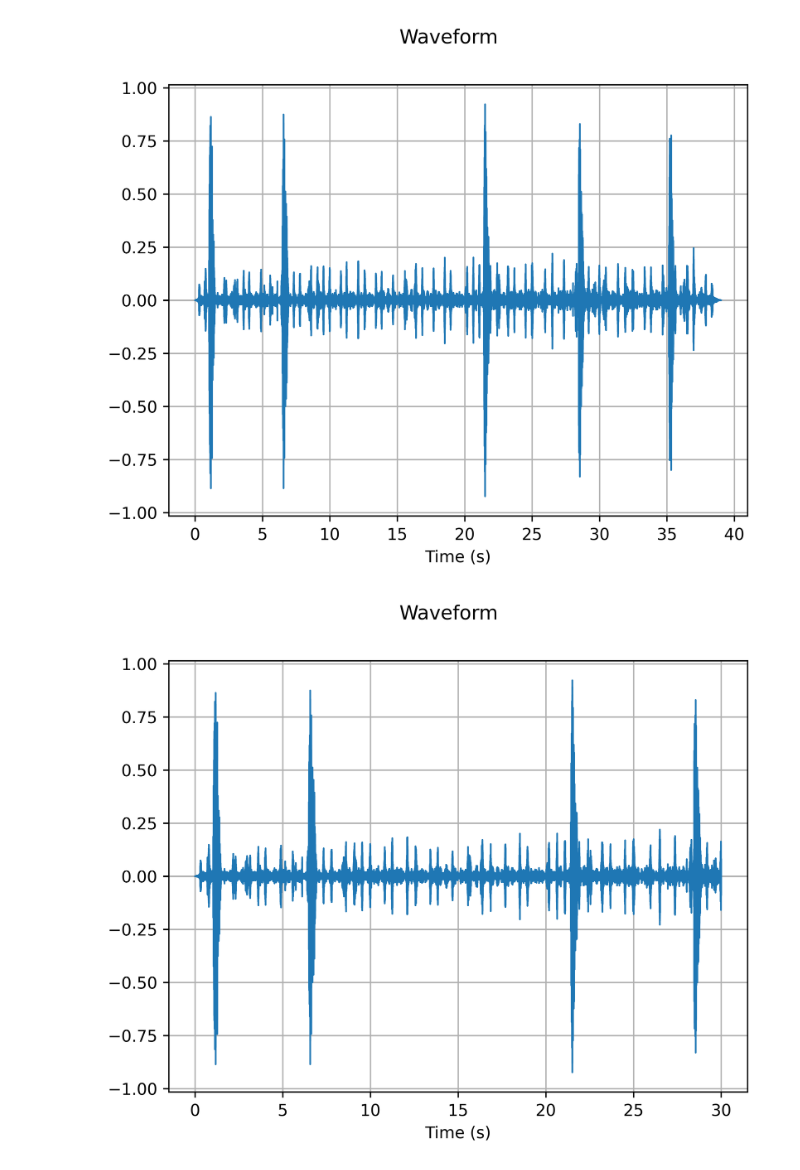
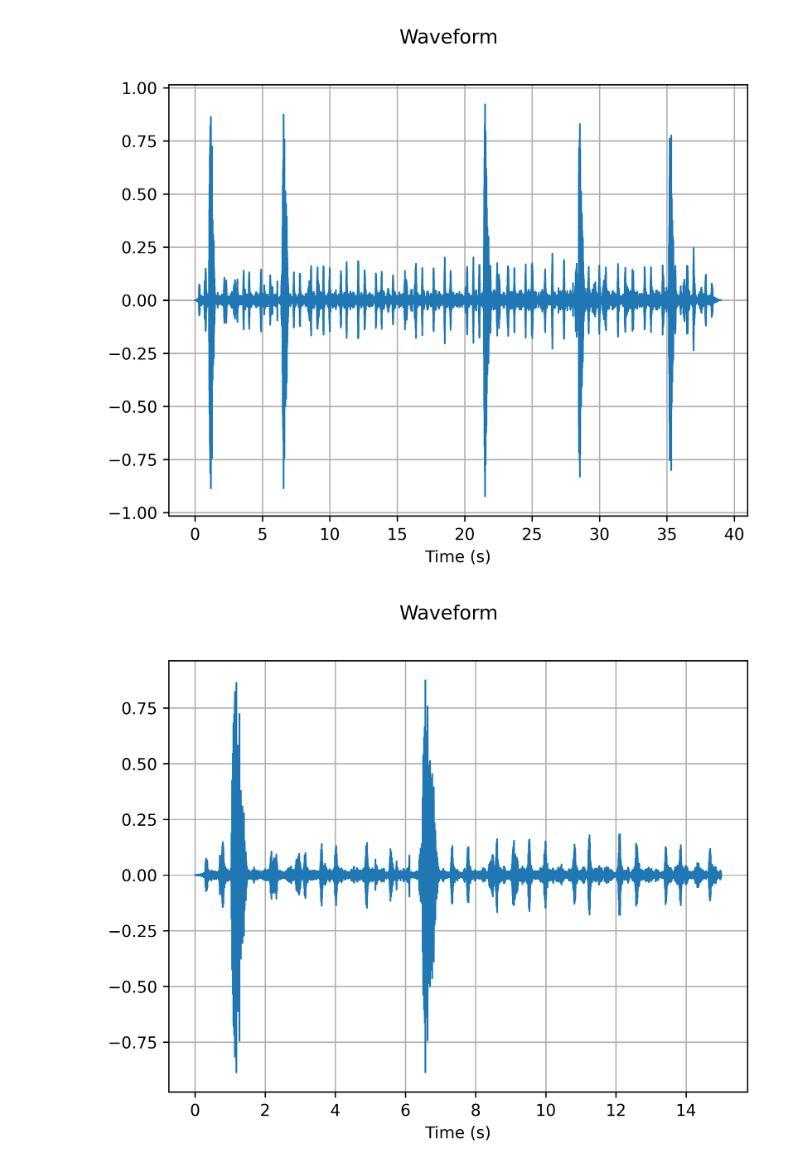
Before and after one commit to JakobO2000/APPML-BirdCLEF, a Jupyter notebook: plot_data/PlottingNotebook.ipynb, the cells around one changed output. Cells and saved outputs as stored; diff of their text form; code cells hidden in the pictures.

Commit message:
plotting af waveform og melspectrogram

```diff
--- a/plot_data/PlottingNotebook.ipynb
+++ b/plot_data/PlottingNotebook.ipynb
@@ -316,10 +316,10 @@ plot_waveform(torch.from_numpy(audio), sr)
 # %% [output]
 [figure]
 # %%
-endtime = 30*sr
-audio_30 = audio[:endtime]
+endtime = 15*sr
+audio_15 = audio[:endtime]
 
-plot_waveform(torch.from_numpy(audio_30), sr)
+plot_waveform(torch.from_numpy(audio_15), sr)
 # %% [output]
-[figure, old version]
+[figure, new version]
 # %%
```
Also changed, not shown: parts of 1 cell of this notebook.
